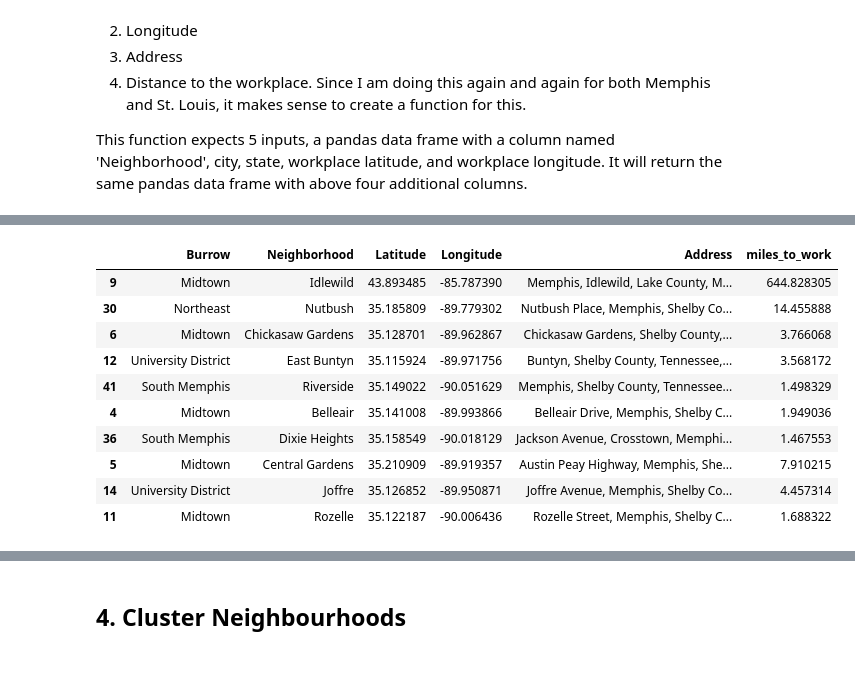
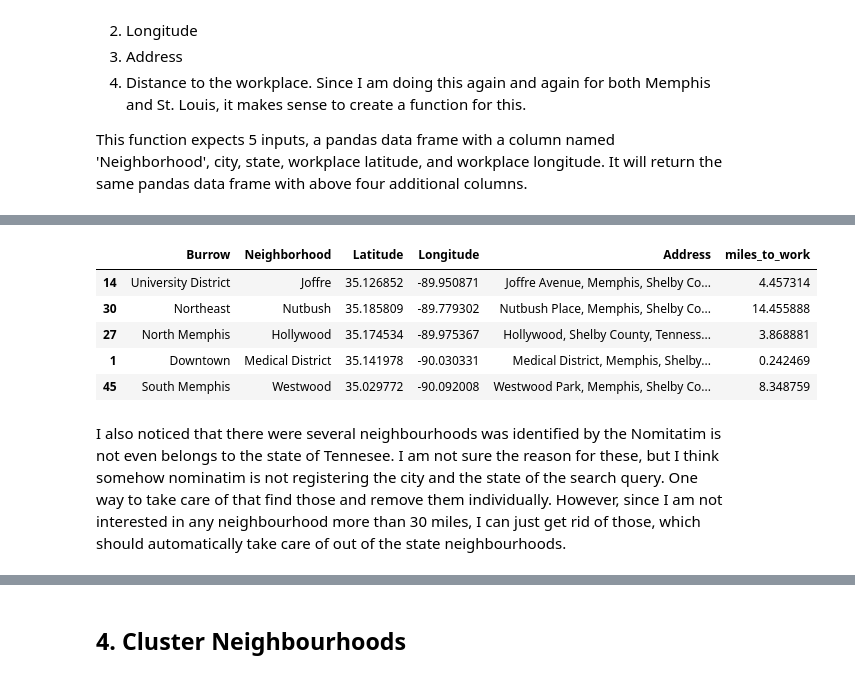
Before and after one commit to sumedhekaru/Analyzing-Neighborhoods, a Jupyter notebook: Battle_of_Neighborhood.ipynb, the cells around one changed output, grey strips where cells are left out. Drawn from its saved outputs; the diff is of its cells as text; code cells hidden in the pictures.

```diff
--- a/Battle_of_Neighborhood.ipynb
+++ b/Battle_of_Neighborhood.ipynb
@@ -240,6 +243,11 @@ def find_lat_lon_dist(df,town,state,lat0,lon0):
   # Return the new dataframe with added columns
   return df
 # %%
-memphis_df = find_lat_lon_dist(memphis_df,'Memphis', 'TN', 35.1389308, -90.0281922)
-memphis_df.sample(n = 10)
+town = 'Memphis'
+state = 'TN'
+lat0 =  35.1389308
+lon0 = -90.0281922
+
+memphis_df = find_lat_lon_dist(memphis_df,town, state, lat0, lon0)
+memphis_df.sample(n = 5) # let's see some random rows
 # %% [output]
@@ -258,17 +263,14 @@ memphis_df.sample(n = 10)
 # %%
 # let's drop neighborhoods with incomplete info
 memphis_df.replace(["NaN", 'NaT'], np.nan, inplace = True)
 memphis_df = memphis_df.dropna().reset_index(drop=True)
-memphis_df.sample(n = 10)
+memphis_df.sample(n = 5)
 # %% [output]
 |  | Burrow | Neighborhood | Latitude | Longitude | Address | miles_to_work |
-| 9 | Midtown | Idlewild | 43.893485 | -85.787390 | Memphis, Idlewild, Lake County, M... | 644.828305 |
+| 14 | University District | Joffre | 35.126852 | -89.950871 | Joffre Avenue, Memphis, Shelby Co... | 4.457314 |
 | 30 | Northeast | Nutbush | 35.185809 | -89.779302 | Nutbush Place, Memphis, Shelby Co... | 14.455888 |
-| 6 | Midtown | Chickasaw Gardens | 35.128701 | -89.962867 | Chickasaw Gardens, Shelby County,... | 3.766068 |
-| 12 | University District | East Buntyn | 35.115924 | -89.971756 | Buntyn, Shelby County, Tennessee,... | 3.568172 |
-| 41 | South Memphis | Riverside | 35.149022 | -90.051629 | Memphis, Shelby County, Tennessee... | 1.498329 |
-| 4 | Midtown | Belleair | 35.141008 | -89.993866 | Belleair Drive, Memphis, Shelby C... | 1.949036 |
-| 36 | South Memphis | Dixie Heights | 35.158549 | -90.018129 | Jackson Avenue, Crosstown, Memphi... | 1.467553 |
-| 5 | Midtown | Central Gardens | 35.210909 | -89.919357 | Austin Peay Highway, Memphis, She... | 7.910215 |
-| 14 | University District | Joffre | 35.126852 | -89.950871 | Joffre Avenue, Memphis, Shelby Co... | 4.457314 |
-| 11 | Midtown | Rozelle | 35.122187 | -90.006436 | Rozelle Street, Memphis, Shelby C... | 1.688322 |
+| 27 | North Memphis | Hollywood | 35.174534 | -89.975367 | Hollywood, Shelby County, Tenness... | 3.868881 |
+| 1 | Downtown | Medical District | 35.141978 | -90.030331 | Medical District, Memphis, Shelby... | 0.242469 |
+| 45 | South Memphis | Westwood | 35.029772 | -90.092008 | Westwood Park, Memphis, Shelby Co... | 8.348759 |
+# %% [markdown]
+I also noticed that there were several neighbourhoods was identified by the Nomitatim is not even belongs to the state of Tennesee. I am not sure the reason for these, but I think somehow nominatim is not registering the city and the state of the search query.  One way to take care of that find those and remove them individually. However, since I am not interested in any neighbourhood more than 30 miles, I can just get rid of those, which should automatically take care of out of the state neighbourhoods.
```
Also changed, not shown: parts of 63 cells of this notebook.
